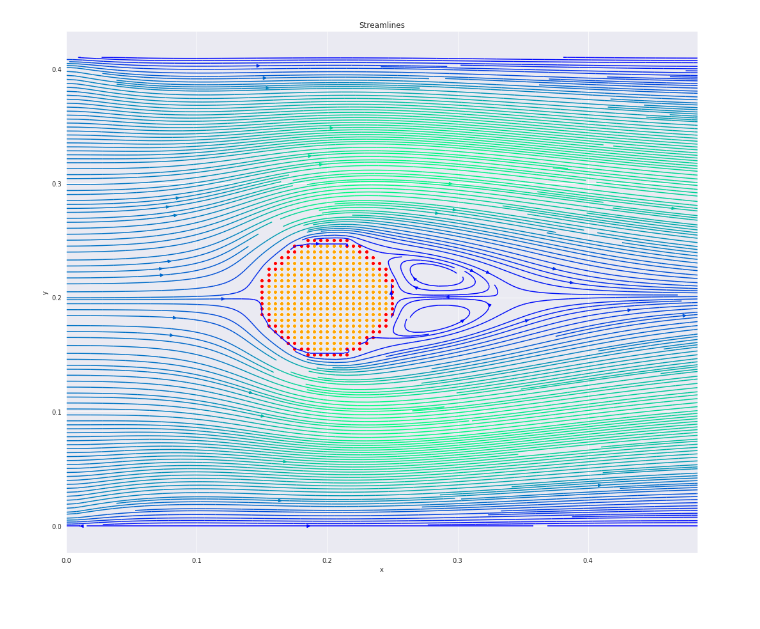
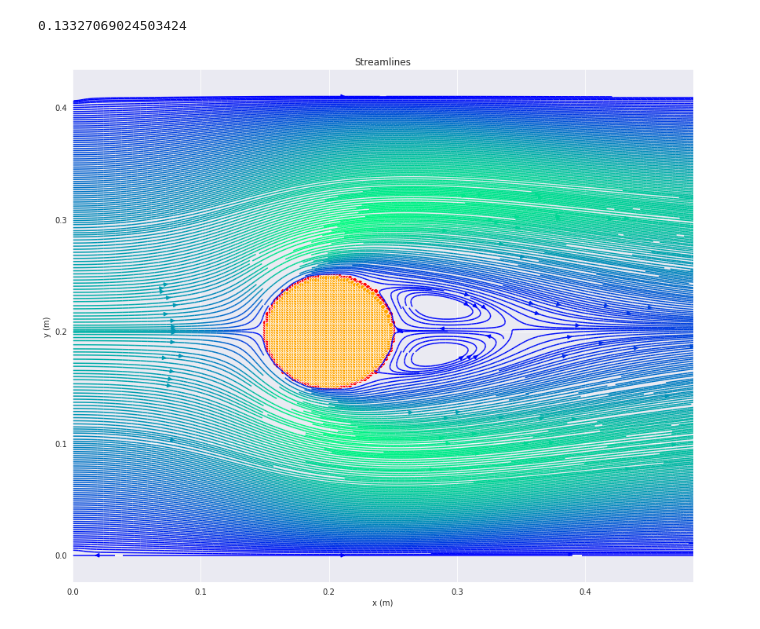
Before and after one commit to Kalyan0821/Lattice-Boltzmann-Method, a Jupyter notebook: Circular Cylinder/plots.ipynb, the cells around one changed output. Saved outputs shown, nothing was run; the diff lists cells and outputs as text; code cells hidden in the pictures.

```diff
--- a/Circular Cylinder/plots.ipynb
+++ b/Circular Cylinder/plots.ipynb
@@ -13,5 +13,20 @@ errors = np.loadtxt("./output/errors.txt")
 nx = len(x)
 ny = len(y)
 
+solid = np.loadtxt("./output/solid_points.txt")
+xs = solid[:, 0]
+ys = solid[:, 1]
+
+internal = np.loadtxt("./output/internal_points.txt")
+xi = internal[:, 0]
+yi = internal[:, 1]
+
+L = 2.2
+H = 0.41
+
+dx = 1/500
+i0 = 100
+j0 = 100
+
 x.shape, y.shape, u.shape, v.shape, rho.shape, errors.shape
 # %% [output]
@@ -34,26 +55,25 @@ H = 0.41
+# %%
+P = (rho/np.mean(rho[:, :]))*((0.2/0.15)**2)/3
+
+P[min(xs).astype(int), j0] - P[max(xs).astype(int), j0]
+# %% [output]
+0.13327069024503424
 # %%
 cutoff = 0.22
-h = 15
+h = 12
 ar = L/H
 
 plt.figure(figsize=(h*ar*cutoff, h))
-plt.streamplot(x, y, u.T, v.T, density=8, color=np.sqrt(u.T*u.T + v.T*v.T), cmap='winter')
-plt.xlabel("x")
-plt.ylabel("y")
+plt.streamplot(x, y, u.T, v.T, density=15, color=np.sqrt(u.T*u.T + v.T*v.T), cmap='winter')
+plt.xlabel("x (m)")
+plt.ylabel("y (m)")
 plt.title("Streamlines")
 
-internal = np.loadtxt("./output/solid_points.txt")
-dx = 1/200
-xs = internal[:, 0]
-ys = internal[:, 1]
 sns.scatterplot(dx*np.array(xs), dx*np.array(ys), color='r')
-internal = np.loadtxt("./output/internal_points.txt")
-xi = internal[:, 0]
-yi = internal[:, 1]
 sns.scatterplot(dx*np.array(xi), dx*np.array(yi), color='orange')
 
 plt.xlim([min(x), cutoff*max(x)])
 
 plt.show()
 # %% [output]
-[figure, old version]
+[figure, new version]
```
Also changed, not shown: parts of 10 cells of this notebook, 8 other files.
